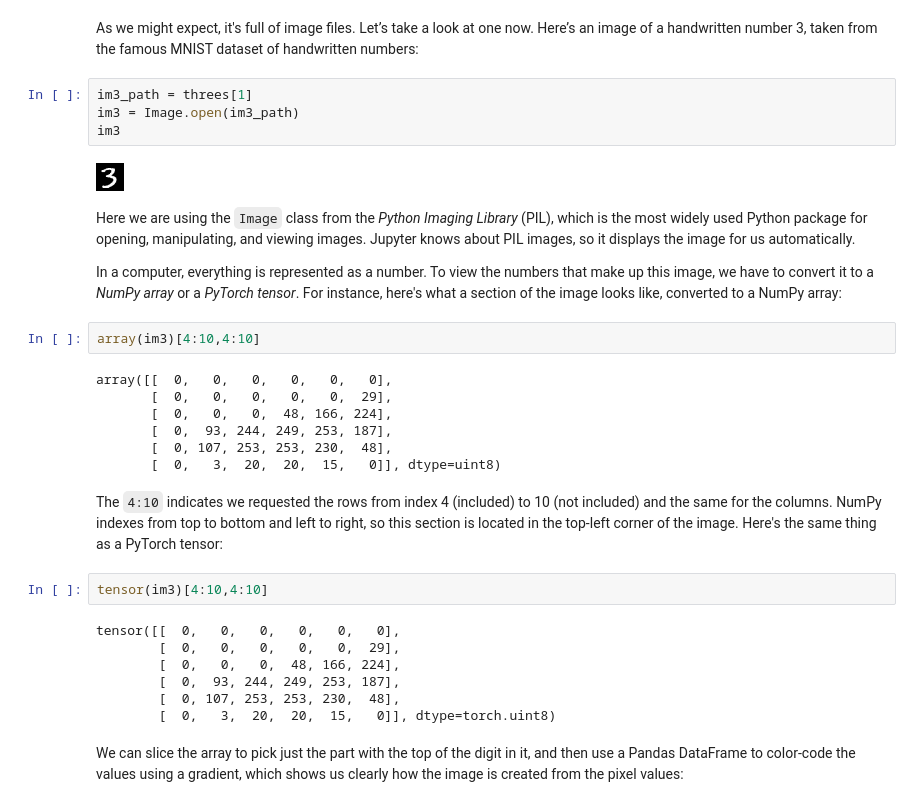
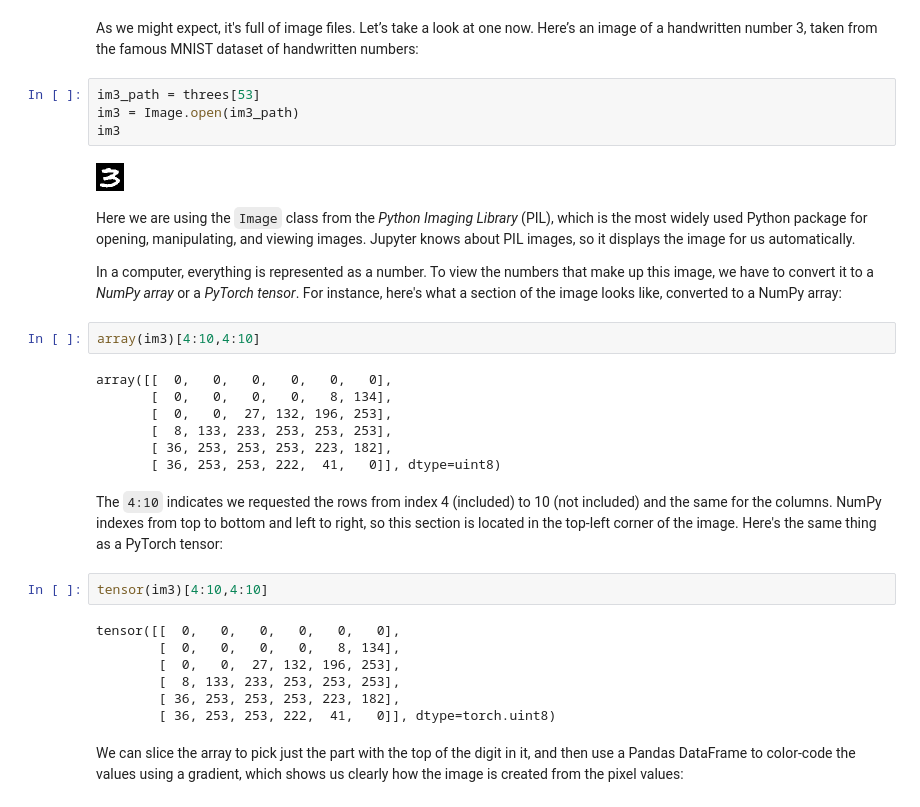
Before and after one commit to mnacakanov/fastaicourse, a Jupyter notebook: lesson4/04_mnist_basics.ipynb, the cells around one changed output. Saved outputs shown, nothing was run; the diff lists cells and outputs as text.

```diff
--- a/lesson4/04_mnist_basics.ipynb
+++ b/lesson4/04_mnist_basics.ipynb
@@ -67,11 +75,11 @@ threes
 # %% [markdown]
 As we might expect, it's full of image files. Let’s take a look at one now. Here’s an image of a handwritten number 3, taken from the famous MNIST dataset of handwritten numbers:
 # %%
-im3_path = threes[1]
+im3_path = threes[53]
 im3 = Image.open(im3_path)
 im3
 # %% [output]
-[figure, old version]
+[figure, new version]
 # %% [markdown]
 Here we are using the `Image` class from the *Python Imaging Library* (PIL), which is the most widely used Python package for opening, manipulating, and viewing images. Jupyter knows about PIL images, so it displays the image for us automatically.
 
@@ -80,22 +88,22 @@ In a computer, everything is represented as a number. To view the numbers that m
 array(im3)[4:10,4:10]
 # %% [output]
 array([[  0,   0,   0,   0,   0,   0],
-       [  0,   0,   0,   0,   0,  29],
-       [  0,   0,   0,  48, 166, 224],
-       [  0,  93, 244, 249, 253, 187],
-       [  0, 107, 253, 253, 230,  48],
-       [  0,   3,  20,  20,  15,   0]], dtype=uint8)
+       [  0,   0,   0,   0,   8, 134],
+       [  0,   0,  27, 132, 196, 253],
+       [  8, 133, 233, 253, 253, 253],
+       [ 36, 253, 253, 253, 223, 182],
+       [ 36, 253, 253, 222,  41,   0]], dtype=uint8)
 # %% [markdown]
 The `4:10` indicates we requested the rows from index 4 (included) to 10 (not included) and the same for the columns. NumPy indexes from top to bottom and left to right, so this section is located in the top-left corner of the image. Here's the same thing as a PyTorch tensor:
 # %%
 tensor(im3)[4:10,4:10]
 # %% [output]
 tensor([[  0,   0,   0,   0,   0,   0],
-        [  0,   0,   0,   0,   0,  29],
-        [  0,   0,   0,  48, 166, 224],
-        [  0,  93, 244, 249, 253, 187],
-        [  0, 107, 253, 253, 230,  48],
-        [  0,   3,  20,  20,  15,   0]], dtype=torch.uint8)
+        [  0,   0,   0,   0,   8, 134],
+        [  0,   0,  27, 132, 196, 253],
+        [  8, 133, 233, 253, 253, 253],
+        [ 36, 253, 253, 253, 223, 182],
+        [ 36, 253, 253, 222,  41,   0]], dtype=torch.uint8)
 # %% [markdown]
 We can slice the array to pick just the part with the top of the digit in it, and then use a Pandas DataFrame to color-code the values using a gradient, which shows us clearly how the image is created from the pixel values:
 # %%
```
Also changed, not shown: parts of 41 cells of this notebook, 1 other file.
